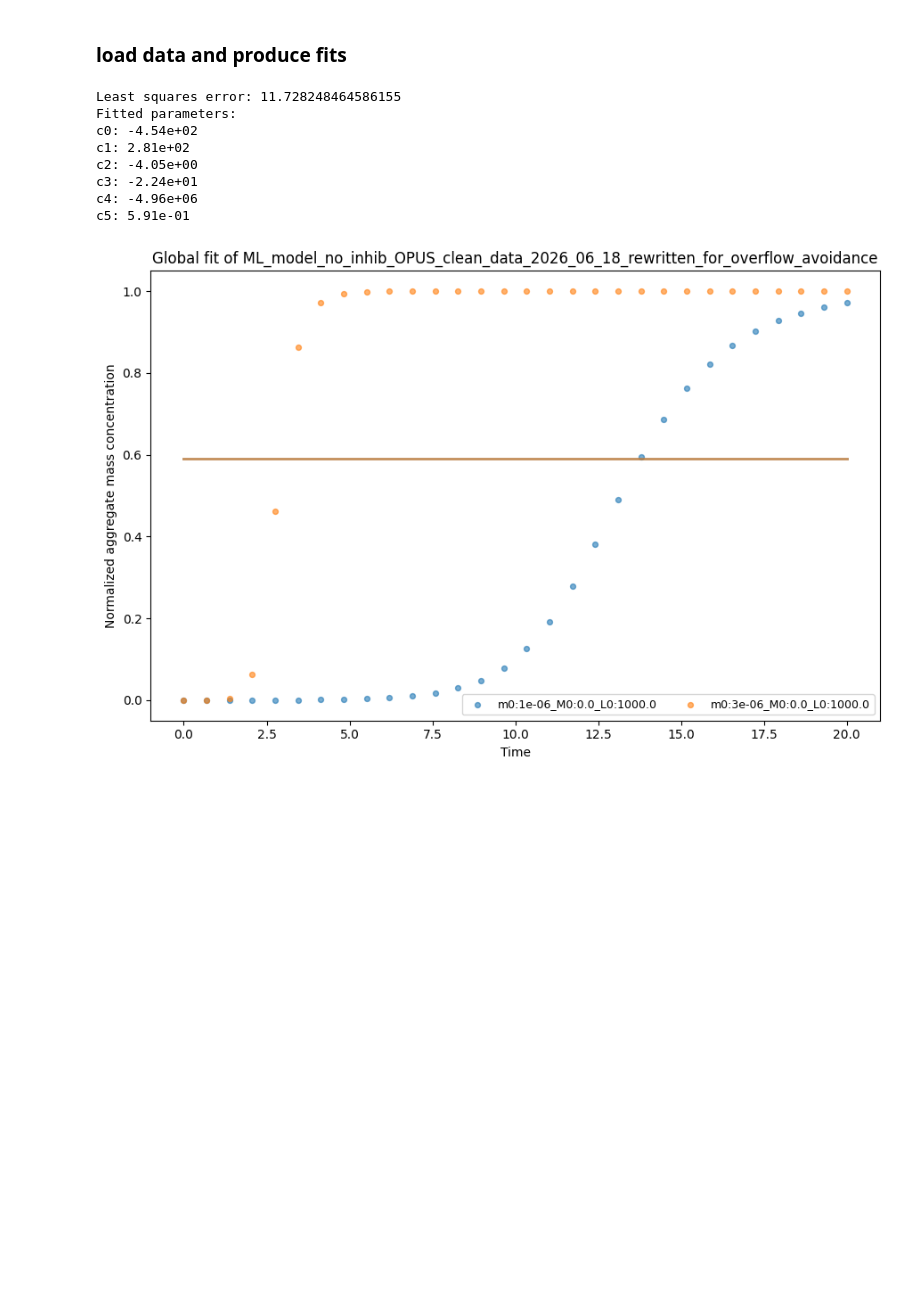
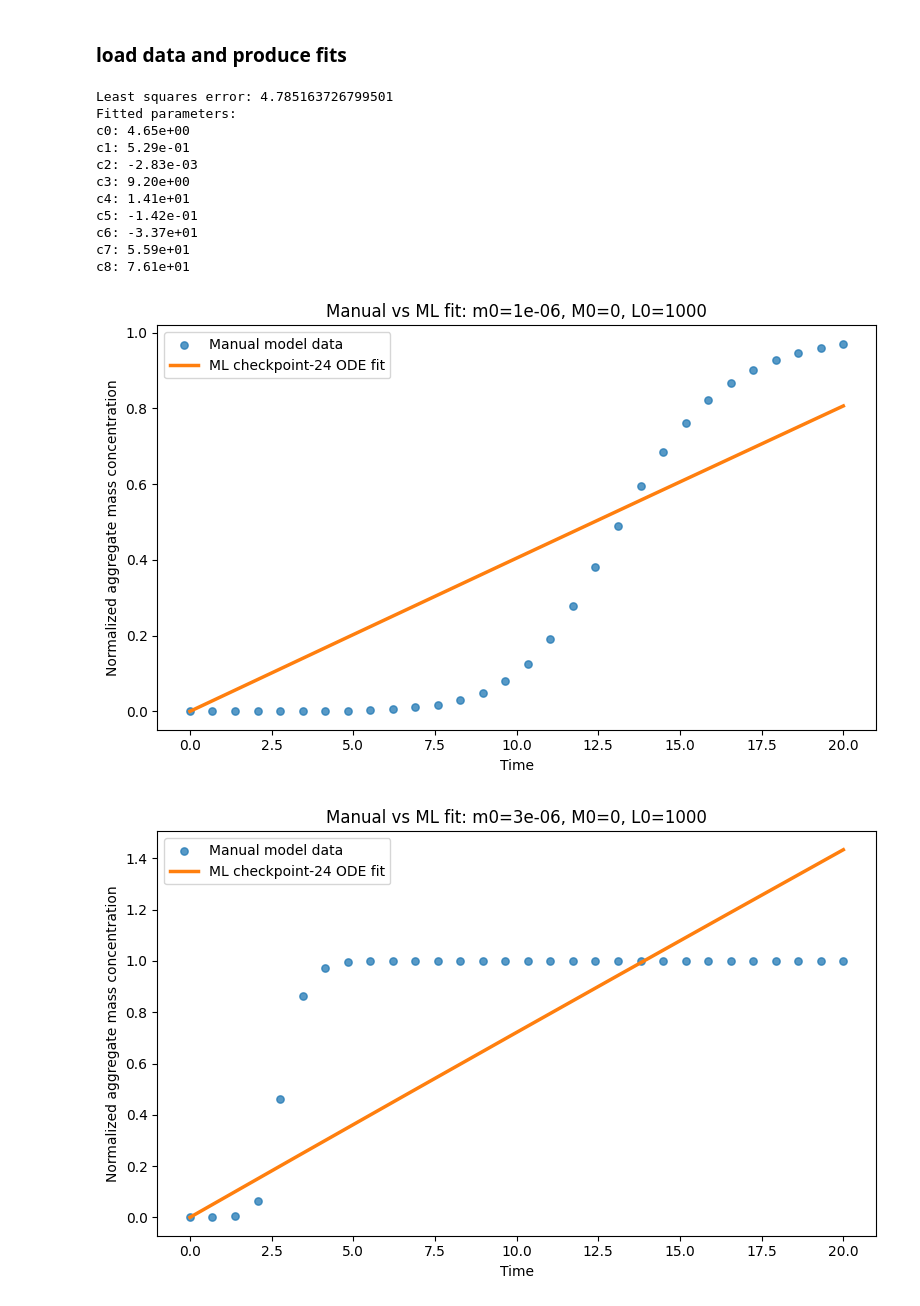
Before and after one commit to mr-sarthakgupta/protein-ag, a Jupyter notebook: comparing manual and ML models.ipynb, the cells around one changed output. Drawn from its saved outputs; the diff is of its cells as text; code cells hidden in the pictures; blank space fills up the shorter version.

```diff
--- a/comparing manual and ML models.ipynb
+++ b/comparing manual and ML models.ipynb
@@ -141,9 +142,15 @@ def basinhopping_minimiser_rescalied_parameters(X, y, model, initial_guess, nite
     """
 
     # Define the objective function to minimize (sum of squared residuals)
-    def objective_function(params,initial_guess):
-        params_rescaled  = params*initial_guess
-        return np.sum((y - model(X, *params_rescaled))**2)
+    def objective_function(params, initial_guess):
+        params_rescaled = params * initial_guess
+        try:
+            prediction = model(X, *params_rescaled)
+        except Exception:
+            return 1e12
+        if prediction.shape != y.shape or not np.all(np.isfinite(prediction)):
+            return 1e12
+        return np.sum((y - prediction) ** 2)
 
     # Perform basinhopping optimization
     minimizer_kwargs = {"method": "Nelder-Mead", "args": initial_guess}
@@ -493,24 +621,32 @@ def plot_global_fit(data_df, ML_model, popt, save_path=None):
 # %%
 # run fit and plot
 
-ML_model = ML_model_no_inhib_OPUS_clean_data_2026_06_18_rewritten_for_overflow_avoidance # ML_model_no_inhib_OPUS_clean_data_2026_06_18_ODE
-initial_guess = np.array([30.0, 6.0, 1.0, 1.0, 1e6, 0.01])  # MAKE SURE DIMENSIONS MATCH NUMBER OF PARAMETERS IN ML_model_no_inhib
+ML_model = ML_checkpoint_24_normalized_time_ODE
+
+# These are the starting values supplied in checkpoint_24/best_program.py.
+# The optimizer changes only these constants c0..c8; m0, M0, L0, time, and
+# the ODE initial state are fixed by each curve's data/header metadata.
+initial_guess = np.array([0.3, 0.5, 0.5, 0.8, 0.5, 0.3, 0.5, 1.0, 2.0])
 
 data_location = "manual_model_data.tsv"  # Change this to the path of your data file
 separator = '\t'  # Change this to the appropriate separator for your CSV file
 
-popt, err, param_names, data_df = run_fitting(ML_model, initial_guess, data_location, separator, minimisation_method='basinhopping', niter=1)
+popt, err, param_names, data_df = run_fitting(ML_model, initial_guess, data_location, separator, minimisation_method='basinhopping', niter=10)
 
 print(f"Least squares error: {err}")
 print("Fitted parameters:\n" + "\n".join(f"{name}: {value:.2e}" for name, value in zip(param_names, popt)))
-plot_global_fit(data_df, ML_model, popt)
+plot_manual_vs_ml_by_configuration(data_df, ML_model, popt)
 # %% [output]
-Least squares error: 11.728248464586155
+Least squares error: 4.785163726799501
 Fitted parameters:
-c0: -4.54e+02
-c1: 2.81e+02
-c2: -4.05e+00
-c3: -2.24e+01
-c4: -4.96e+06
-c5: 5.91e-01
+c0: 4.65e+00
+c1: 5.29e-01
+c2: -2.83e-03
+c3: 9.20e+00
+c4: 1.41e+01
+c5: -1.42e-01
+c6: -3.37e+01
+c7: 5.59e+01
+c8: 7.61e+01
-[figure, old version]
+[figure, new version]
+[figure, added]
```
Also changed, not shown: parts of 6 cells of this notebook, 52 other files.
